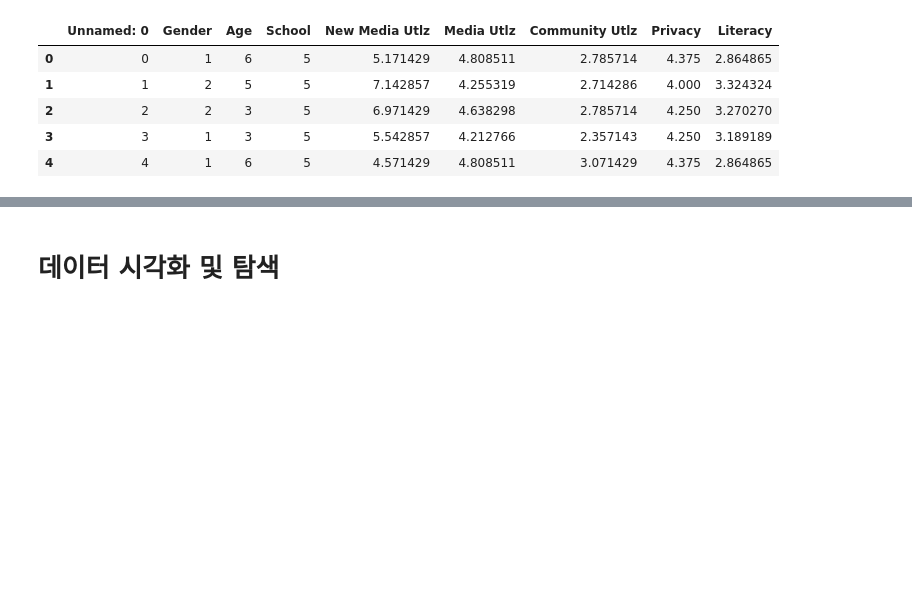
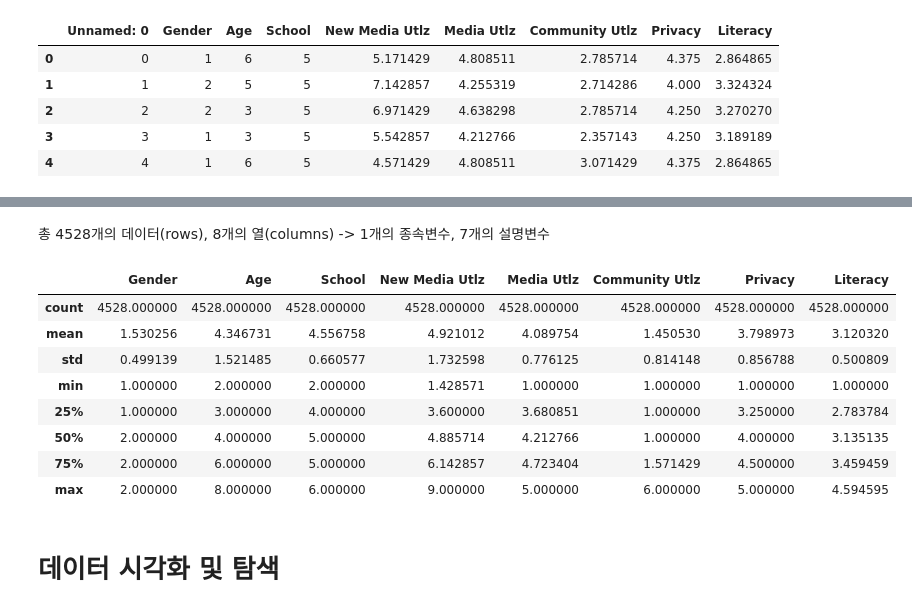
Before and after one commit to JadenKim-dev/DataScienceStudy, a Jupyter notebook: RA_group_project/2. Data_analysis.ipynb, the cells around one changed output, grey strips where cells are left out. Cells and saved outputs as stored; diff of their text form; code cells hidden in the pictures; blank space fills up the shorter version.

```diff
--- a/RA_group_project/2. Data_analysis.ipynb
+++ b/RA_group_project/2. Data_analysis.ipynb
@@ -19,3 +38,17 @@ df.head()
+# %% [markdown]
+총 4528개의 데이터(rows), 8개의 열(columns) -> 1개의 종속변수, 7개의 설명변수
+# %%
+media.describe()
+# %% [output]
+|  | Gender | Age | School | New Media Utlz | Media Utlz | Community Utlz | Privacy | Literacy |
+| count | 4528.000000 | 4528.000000 | 4528.000000 | 4528.000000 | 4528.000000 | 4528.000000 | 4528.000000 | 4528.000000 |
+| mean | 1.530256 | 4.346731 | 4.556758 | 4.921012 | 4.089754 | 1.450530 | 3.798973 | 3.120320 |
+| std | 0.499139 | 1.521485 | 0.660577 | 1.732598 | 0.776125 | 0.814148 | 0.856788 | 0.500809 |
+| min | 1.000000 | 2.000000 | 2.000000 | 1.428571 | 1.000000 | 1.000000 | 1.000000 | 1.000000 |
+| 25% | 1.000000 | 3.000000 | 4.000000 | 3.600000 | 3.680851 | 1.000000 | 3.250000 | 2.783784 |
+| 50% | 2.000000 | 4.000000 | 5.000000 | 4.885714 | 4.212766 | 1.000000 | 4.000000 | 3.135135 |
+| 75% | 2.000000 | 6.000000 | 5.000000 | 6.142857 | 4.723404 | 1.571429 | 4.500000 | 3.459459 |
+| max | 2.000000 | 8.000000 | 6.000000 | 9.000000 | 5.000000 | 6.000000 | 5.000000 | 4.594595 |
 # %% [markdown]
 # 데이터 시각화 및 탐색
 # %% [markdown]
```
Also changed, not shown: parts of 9 cells of this notebook.
